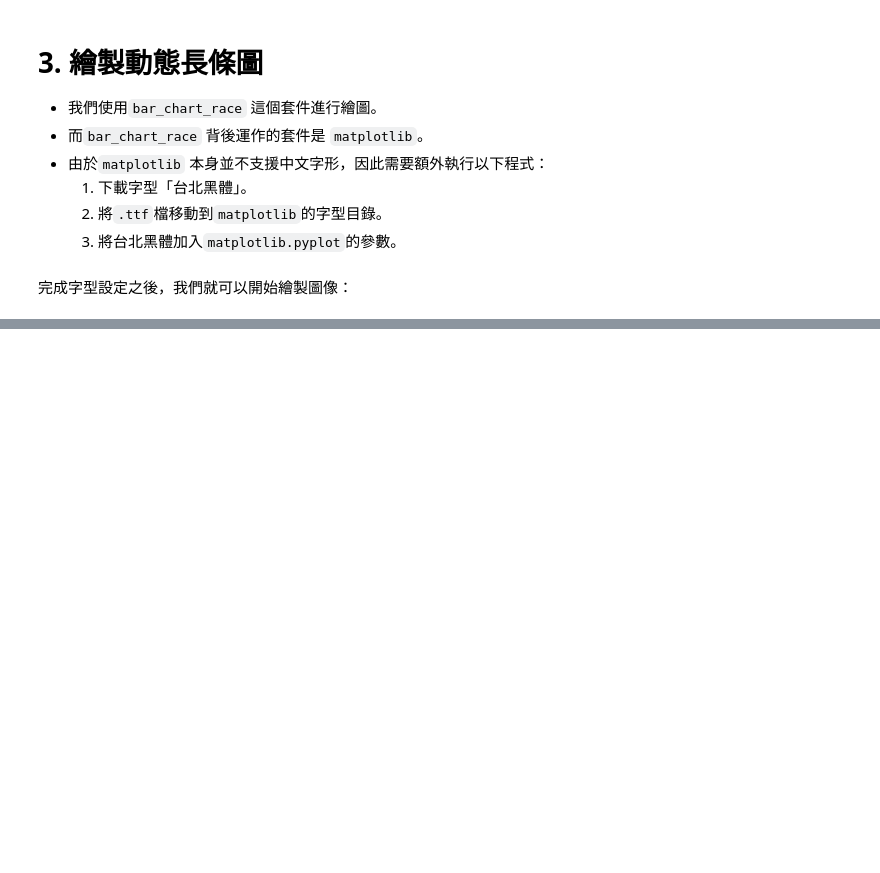
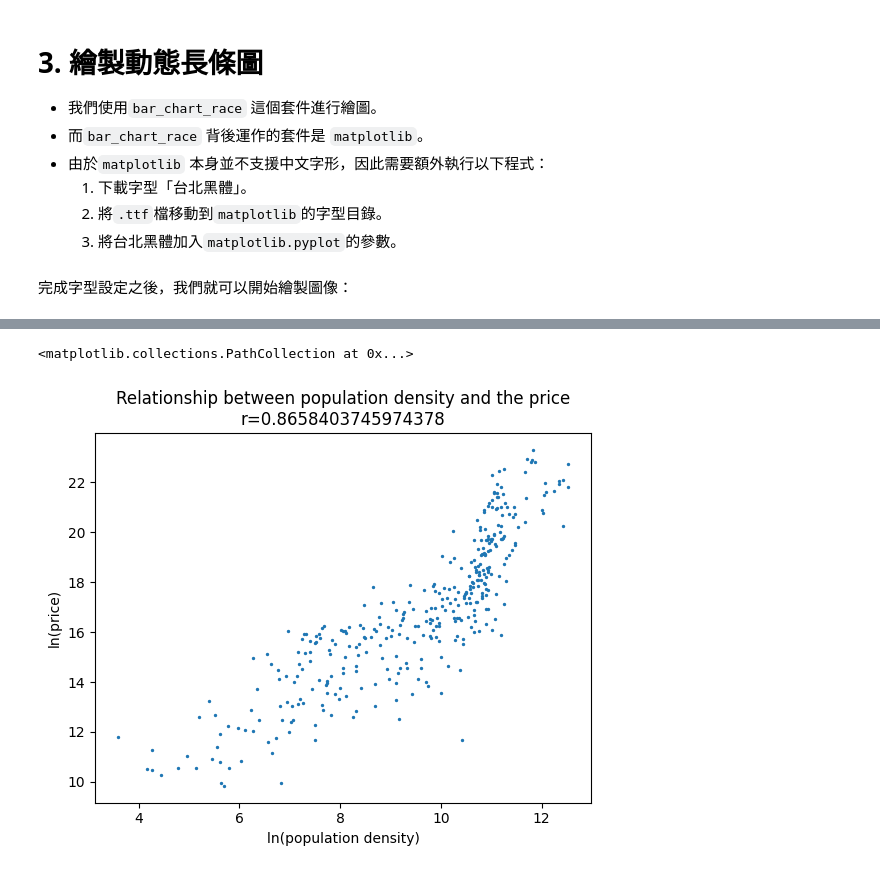
Before and after one commit to pyshen-watson/Bar-Chart-Race-of-Real-Estate-in-Taiwan, a Jupyter notebook: main.ipynb, the cells around one changed output, grey strips where cells are left out. Cells and saved outputs as stored; diff of their text form; code cells hidden in the pictures; blank space fills up the shorter version.

```diff
--- a/main.ipynb
+++ b/main.ipynb
@@ -112,0 +137,13 @@ df.to_csv('result.csv')
+# %%
+density_log = np.log(density*population)
+price_log = np.log(price)
+
+corrcoef = np.corrcoef(density_log, price_log)[0,1]
+
+plt.title(f'Relationship between population density and the price\nr={corrcoef}')
+plt.xlabel('ln(population density)')
+plt.ylabel('ln(price)')
+plt.scatter(price_log, density_log, s=2)
+# %% [output]
+<matplotlib.collections.PathCollection at 0x...>
+[figure, added]
```
Also changed, not shown: parts of 6 cells of this notebook, 1 other file.
